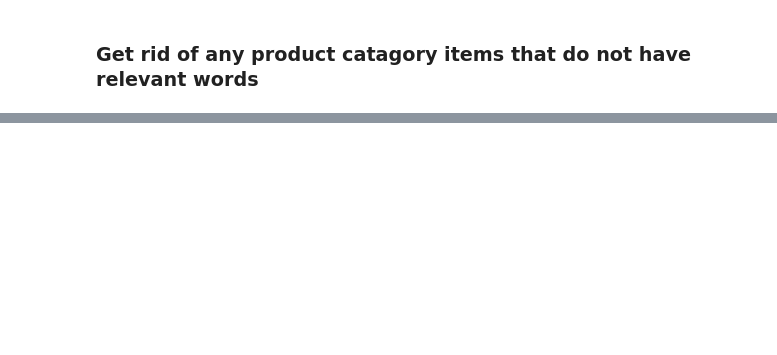
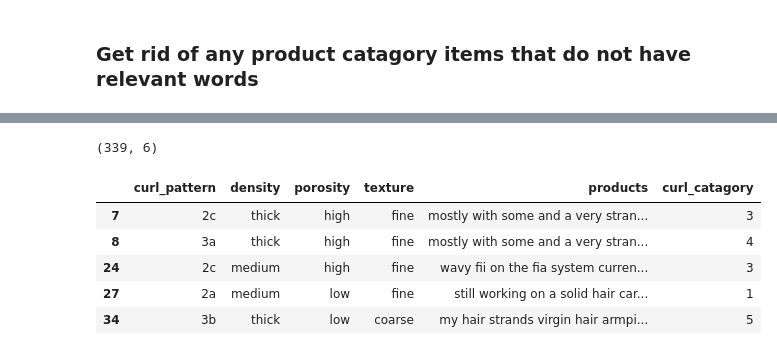
Before and after one commit to 99KHayes/products-for-curlies, a Jupyter notebook: notebooks/02_processing/09102019-kph-product-clean-up.ipynb, the cells around one changed output, grey strips where cells are left out. Drawn from its saved outputs; the diff is of its cells as text; code cells hidden in the pictures; blank space fills up the shorter version.

```diff
--- a/notebooks/02_processing/09102019-kph-product-clean-up.ipynb
+++ b/notebooks/02_processing/09102019-kph-product-clean-up.ipynb
@@ -82,4 +190,18 @@ relevant_products_column_df.head(10)
 | 14 | 2b | thin | NaN | NaN | former then modified now too lazy... | 2 |
 | 15 | 3a | thin | NaN | NaN | former then modified now too lazy... | 4 |
 | 21 | 2b | NaN | high | fine | very hair low poo living proof re... | 2 |
+# %%
+# Just for Funsies check how many relevant full signatures we have'
+# 339!!! Not a lot
+full_sets_only_df = relevant_products_column_df.dropna()
+print(full_sets_only_df.shape)
+full_sets_only_df.head()
+# %% [output]
+(339, 6)
+|  | curl_pattern | density | porosity | texture | products | curl_catagory |
+| 7 | 2c | thick | high | fine | mostly with some and a very stran... | 3 |
+| 8 | 3a | thick | high | fine | mostly with some and a very stran... | 4 |
+| 24 | 2c | medium | high | fine | wavy fii on the fia system curren... | 3 |
+| 27 | 2a | medium | low | fine | still working on a solid hair car... | 1 |
+| 34 | 3b | thick | low | coarse | my hair strands virgin hair armpi... | 5 |
 # %% [markdown]
```
Also changed, not shown: parts of 18 cells of this notebook, 1 other file.
